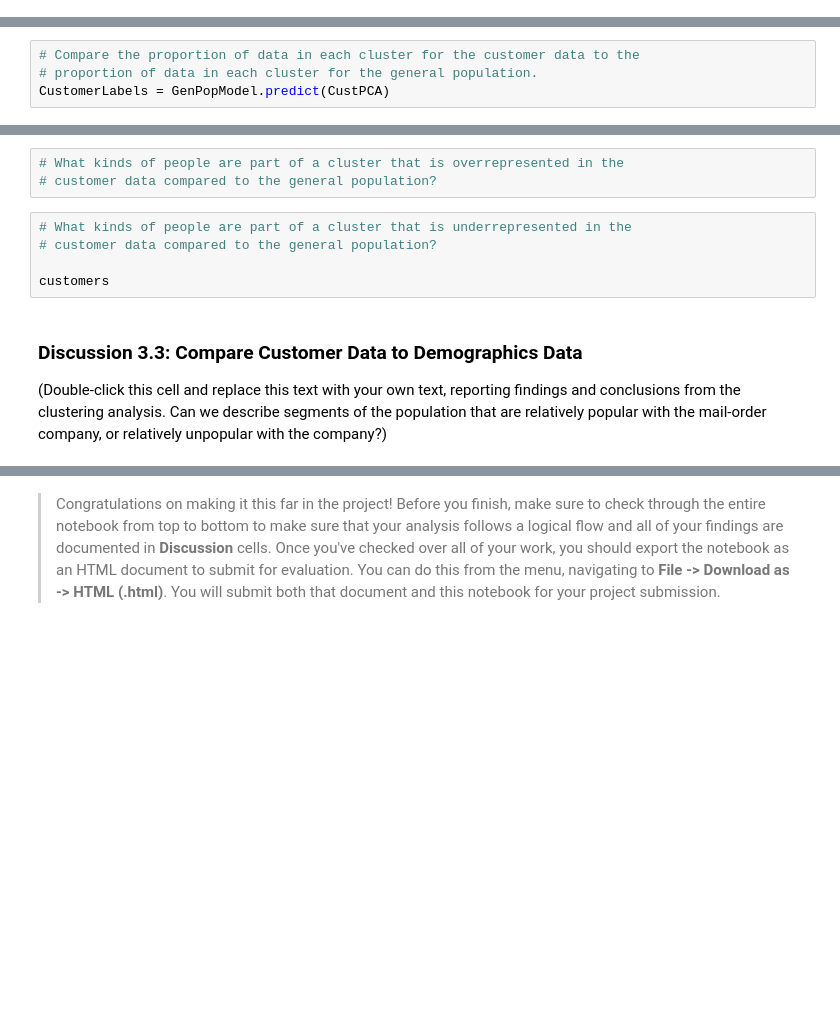
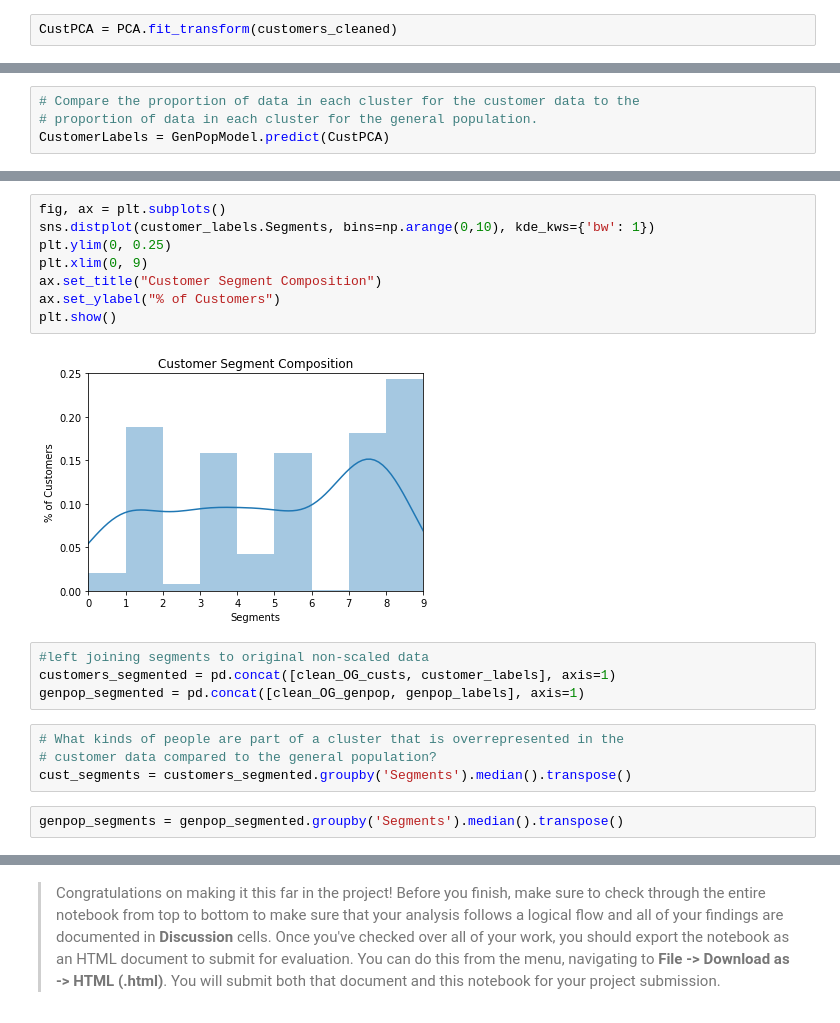
Before and after one commit to BradEvanDavis/CustomerSegmentation, a Jupyter notebook: Identify_Customer_Segments.ipynb, the cells around one changed output, grey strips where cells are left out. Cells and saved outputs as stored; diff of their text form; blank space fills up the shorter version.

```diff
--- a/Identify_Customer_Segments.ipynb
+++ b/Identify_Customer_Segments.ipynb
@@ -785,3 +871,5 @@ CustPCA = PCA2.fit(customers_cleaned)
+# %%
+CustPCA = PCA.fit_transform(customers_cleaned)
 # %% [markdown]
 ### Step 3.3: Compare Customer Data to Demographics Data
 
@@ -808,12 +903,20 @@ customers_segmented.rename(columns = {0:'Segments'})
+# %%
+fig, ax = plt.subplots()
+sns.distplot(customer_labels.Segments, bins=np.arange(0,10), kde_kws={'bw': 1})
+plt.ylim(0, 0.25)
+plt.xlim(0, 9)
+ax.set_title("Customer Segment Composition")
+ax.set_ylabel("% of Customers")
+plt.show()
+# %% [output]
+[figure, added]
+# %%
+#left joining segments to original non-scaled data
+customers_segmented = pd.concat([clean_OG_custs, customer_labels], axis=1)
+genpop_segmented = pd.concat([clean_OG_genpop, genpop_labels], axis=1)
 # %%
 # What kinds of people are part of a cluster that is overrepresented in the
 # customer data compared to the general population?
+cust_segments = customers_segmented.groupby('Segments').median().transpose()
-# %%
-# What kinds of people are part of a cluster that is underrepresented in the
-# customer data compared to the general population?
-
-customers
-# %% [markdown]
-### Discussion 3.3: Compare Customer Data to Demographics Data
-
-(Double-click this cell and replace this text with your own text, reporting findings and conclusions from the clustering analysis. Can we describe segments of the population that are relatively popular with the mail-order company, or relatively unpopular with the company?)
+# %%
+genpop_segments = genpop_segmented.groupby('Segments').median().transpose()
```
Also changed, not shown: parts of 16 cells of this notebook, 1 other file.
